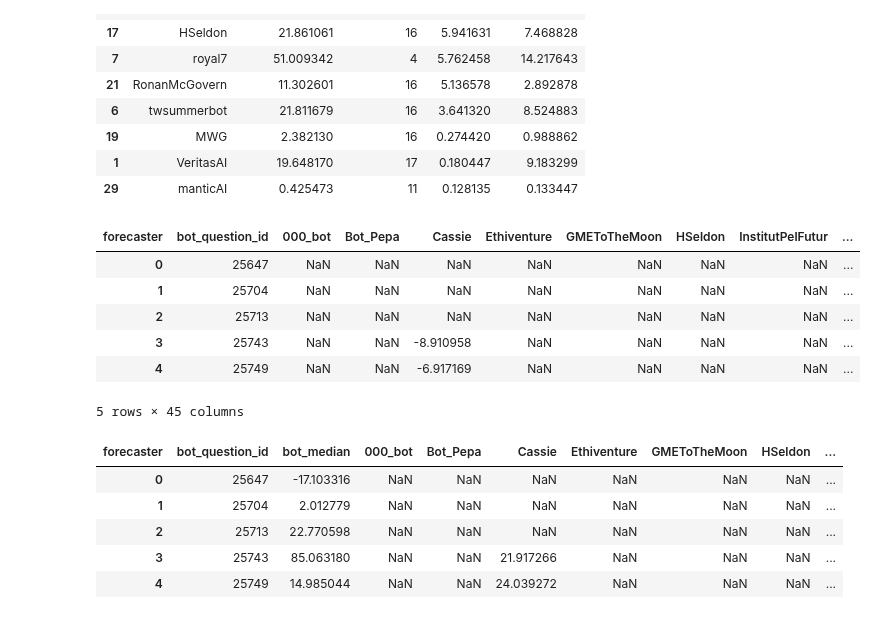
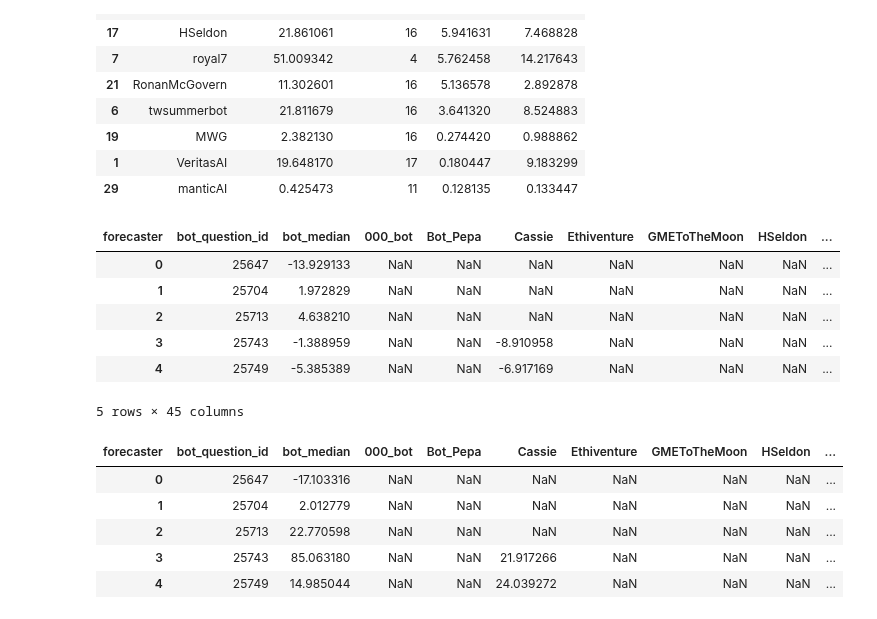
Before and after one commit to Metaculus/aib-analysis, a Jupyter notebook: Copy_of_AI_BENCHMARKING_LEADERBOARDS.ipynb, the cells around one changed output. Drawn from its saved outputs; the diff is of its cells as text; code cells hidden in the pictures.

```diff
--- a/Copy_of_AI_BENCHMARKING_LEADERBOARDS.ipynb
+++ b/Copy_of_AI_BENCHMARKING_LEADERBOARDS.ipynb
@@ -420,12 +412,12 @@ cols = df_pivoted.columns.tolist()
 cols = ['bot_question_id'] + [col for col in cols if col != 'bot_question_id']
 df_pivoted = df_pivoted[cols]
 
-#all_columns = df_pivoted.columns.tolist()
+all_columns = df_pivoted.columns.tolist()
 ## Remove 'question_id' and 'bot_median' from the list if they exist
-#all_columns = [col for col in all_columns if col not in ['bot_question_id', 'bot_median']]
-#new_column_order = ['bot_question_id', 'bot_median'] + all_columns
-#df_pivoted = df_pivoted[new_column_order]
-#df_bot_peer = df_pivoted
+all_columns = [col for col in all_columns if col not in ['bot_question_id', 'bot_median']]
+new_column_order = ['bot_question_id', 'bot_median'] + all_columns
+df_pivoted = df_pivoted[new_column_order]
+df_bot_peer = df_pivoted
 #df_bot_peer['bot_question_id'] = pd.to_numeric(df_bot_peer['bot_question_id'], errors='coerce')
 #df_bot_peer = pd.merge(
     #df_bot_peer,
@@ -442,14 +434,14 @@ df_pivoted = df_pivoted[cols]
 #print(f"Shape of df_bot_peer: {df_bot_baseline.shape}")
 #print(df_bot_baseline.columns)
 # %%
-df_pivoted.head()
+df_bot_peer.head()
 # %% [output]
-| forecaster | bot_question_id | 000_bot | Bot_Pepa | Cassie | Ethiventure | GMEToTheMoon | HSeldon | InstitutPelFutur | ... |
-| 0 | 25647 | NaN | NaN | NaN | NaN | NaN | NaN | NaN | ... |
-| 1 | 25704 | NaN | NaN | NaN | NaN | NaN | NaN | NaN | ... |
-| 2 | 25713 | NaN | NaN | NaN | NaN | NaN | NaN | NaN | ... |
-| 3 | 25743 | NaN | NaN | -8.910958 | NaN | NaN | NaN | NaN | ... |
-| 4 | 25749 | NaN | NaN | -6.917169 | NaN | NaN | NaN | NaN | ... |
+| forecaster | bot_question_id | bot_median | 000_bot | Bot_Pepa | Cassie | Ethiventure | GMEToTheMoon | HSeldon | ... |
+| 0 | 25647 | -13.929133 | NaN | NaN | NaN | NaN | NaN | NaN | ... |
+| 1 | 25704 | 1.972829 | NaN | NaN | NaN | NaN | NaN | NaN | ... |
+| 2 | 25713 | 4.638210 | NaN | NaN | NaN | NaN | NaN | NaN | ... |
+| 3 | 25743 | -1.388959 | NaN | NaN | -8.910958 | NaN | NaN | NaN | ... |
+| 4 | 25749 | -5.385389 | NaN | NaN | -6.917169 | NaN | NaN | NaN | ... |
 5 rows × 45 columns
 # %%
 df_bot_baseline.head()
```
Also changed, not shown: parts of 14 cells of this notebook.
